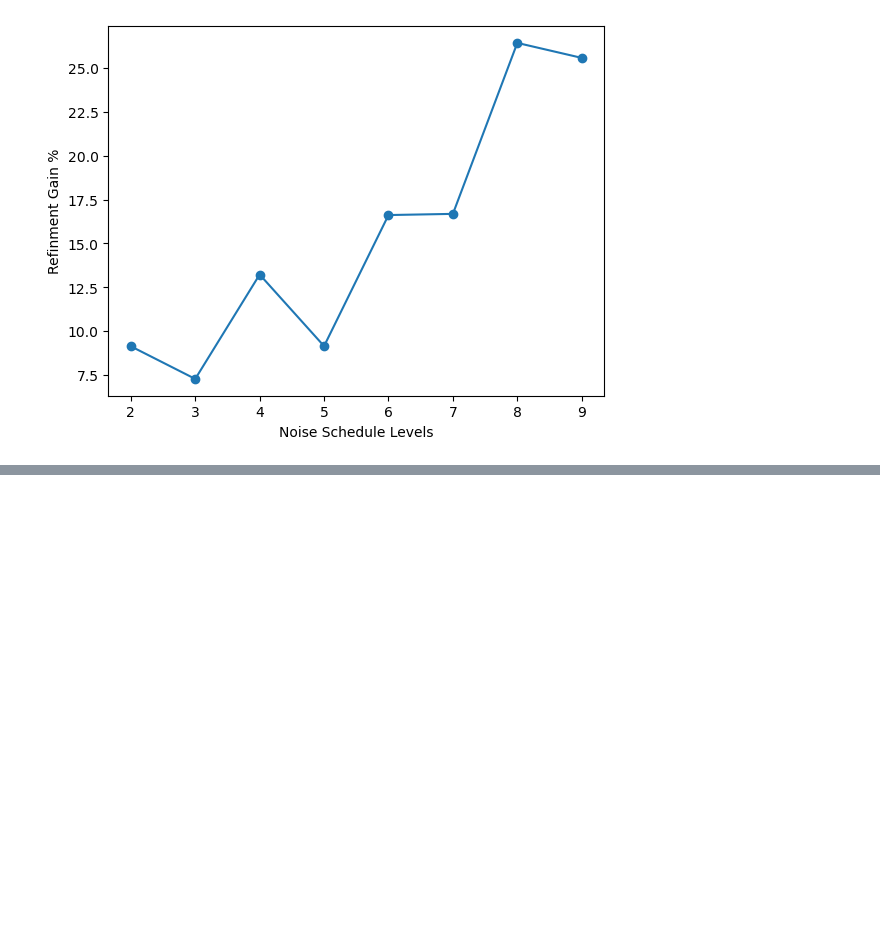
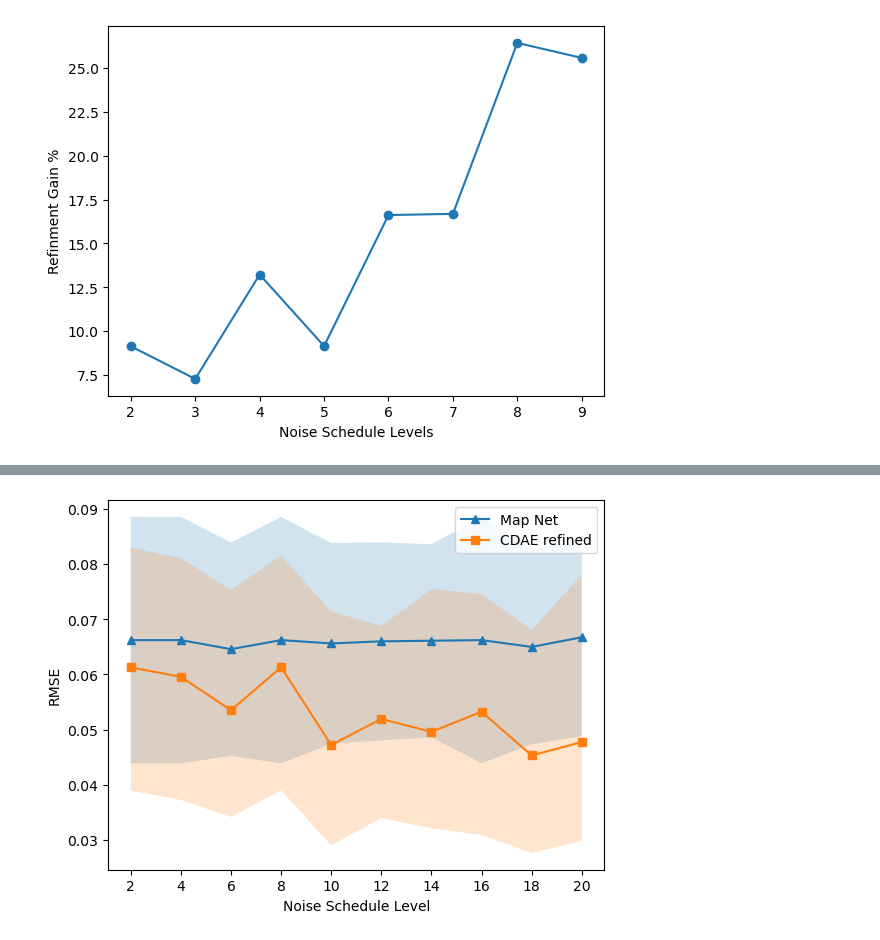
Before and after one commit to joseAf28/PlasmaCDAE, a Jupyter notebook: scaling_plotsV2.ipynb, the cells around one changed output, grey strips where cells are left out. Cells and saved outputs as stored; diff of their text form; code cells hidden in the pictures; blank space fills up the shorter version.

```diff
--- a/scaling_plotsV2.ipynb
+++ b/scaling_plotsV2.ipynb
@@ -132,3 +185,36 @@ plt.savefig('figures/1-gain_vs_noise_scheduleV2.png')
+# %%
+
+import matplotlib.ticker as ticker
+
+noise_schedule_dim_vec = np.array([2, 4, 6, 8, 10, 12, 14, 16, 18, 20])
+
+rmse_mean_map_noise_schedule = np.array([0.06620322839848312, 0.06620322839848312, 0.06456690868886784, 0.06620322839848312, 0.06560123327213893, 0.06598325691708487, 0.06609165155418825, 0.06620322839848312, 0.06497721974147422, 0.06671525289541687])
+rmse_mean_refined_noise_schedule = np.array([0.06126655542792697, 0.059549081286106184, 0.0535114182443973, 0.061285820688586956, 0.0472102572292144, 0.05192291348579473, 0.04959003867019456, 0.05324717379266795, 0.04531869371409419, 0.04774809678086355])
+
+rmse_std_map_noise_schedule = np.array([0.022305586641991955, 0.022305586641991955, 0.019324339912384574, 0.022305586641991955, 0.018181935113722843, 0.01792842107837966, 0.017470863615607204, 0.022305586641991955, 0.017646126236617155, 0.017914212800104957])
+rmse_std_refined_noise_schedule = np.array([0.02162809413832099, 0.021485592788787655, 0.021809217083796732, 0.020230712109461268, 0.024190825518381705, 0.016850142983861848, 0.025877017535242717, 0.02128832156735286, 0.022719928695688386, 0.03034534642411137])
+
+
+fig, ax = plt.subplots()
+ax.plot(noise_schedule_dim_vec, rmse_mean_map_noise_schedule,  marker='^', label='Map Net')
+ax.fill_between(noise_schedule_dim_vec,
+                 rmse_mean_map_noise_schedule - rmse_std_map_noise_schedule,
+                 rmse_mean_map_noise_schedule + rmse_std_map_noise_schedule,
+                 alpha=0.2)
+ax.plot(noise_schedule_dim_vec, rmse_mean_refined_noise_schedule, marker='s', label='CDAE refined')
+ax.fill_between(noise_schedule_dim_vec,
+                 rmse_mean_refined_noise_schedule - rmse_std_map_noise_schedule,
+                 rmse_mean_refined_noise_schedule + rmse_std_refined_noise_schedule,
+                 alpha = 0.2)
+ax.xaxis.set_major_locator(ticker.MaxNLocator(integer=True))
+
+ax.legend(loc="upper right")
+# ax.grid()
+plt.xlabel("Noise Schedule Level")
+plt.ylabel("RMSE")
+plt.savefig('figures/1-rmse_vs_noise_schedule_levels.png')
+# %% [output]
+[figure, added]
 # %%
 # #### different noise schedules
 
```
Also changed, not shown: parts of 1 cell of this notebook, 7 other files.
